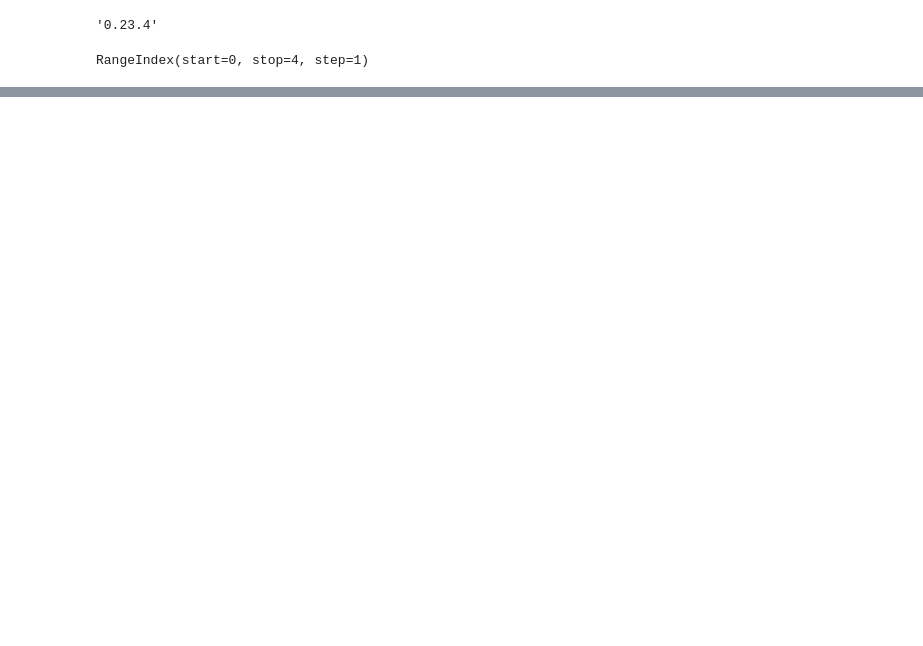
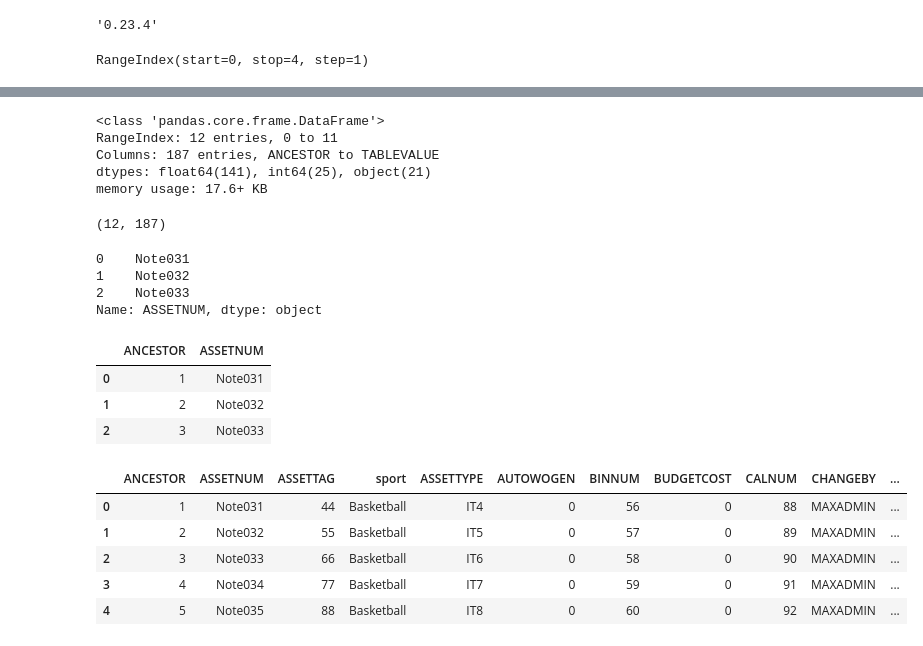
Before and after one commit to c7934597/PythonDataAnalysis, a Jupyter notebook: Pandas Practice.ipynb, the cells around one changed output, grey strips where cells are left out. Drawn from its saved outputs; the diff is of its cells as text; code cells hidden in the pictures; blank space fills up the shorter version.

Commit message:
Pandas Practice
Pandas Practice

```diff
--- a/Pandas Practice.ipynb
+++ b/Pandas Practice.ipynb
@@ -40,0 +112,9 @@ my_obj2['a']
+# %%
+df = pd.read_csv('C:/Users/02445/AssetsImportCompleteSample.csv')
+
+#.head()可以顯示5筆資料（預設是5筆）也可以自訂，只需要在括弧內加上要的數字
+df.head()
+df.head(3)
+
+#要顯示最後五筆資料則可以使用.tail()，和head()一樣
+df.tail()
@@ -40,0 +128,46 @@ my_obj2['a']
+# %%
+#用.info()可以看到該檔案的資訊
+df.info()
+# %% [output]
+<class 'pandas.core.frame.DataFrame'>
+RangeIndex: 12 entries, 0 to 11
+Columns: 187 entries, ANCESTOR to TABLEVALUE
+dtypes: float64(141), int64(25), object(21)
+memory usage: 17.6+ KB
+# %%
+'''
+要如何知道檔案的大小呢？使用shape就會顯示(rows,columns)
+'''
+df.shape
+# %% [output]
+(12, 187)
+# %%
+#選擇一項資料
+
+df['ASSETNUM'][0:3]
+# %% [output]
+0    Note031
+1    Note032
+2    Note033
+Name: ASSETNUM, dtype: object
+# %%
+#選擇多項資料只需要把要選擇的資料用list的資料格式就可以了
+
+df[['ANCESTOR','ASSETNUM']][0:3]
+# %% [output]
+|  | ANCESTOR | ASSETNUM |
+| 0 | 1 | Note031 |
+| 1 | 2 | Note032 |
+| 2 | 3 | Note033 |
+# %%
+#資料新增
+
+df.insert(3,column="sport",value="Basketball")
+df.head()
+# %% [output]
+|  | ANCESTOR | ASSETNUM | ASSETTAG | sport | ASSETTYPE | AUTOWOGEN | BINNUM | BUDGETCOST | CALNUM | CHANGEBY | ... |
+| 0 | 1 | Note031 | 44 | Basketball | IT4 | 0 | 56 | 0 | 88 | MAXADMIN | ... |
+| 1 | 2 | Note032 | 55 | Basketball | IT5 | 0 | 57 | 0 | 89 | MAXADMIN | ... |
+| 2 | 3 | Note033 | 66 | Basketball | IT6 | 0 | 58 | 0 | 90 | MAXADMIN | ... |
+| 3 | 4 | Note034 | 77 | Basketball | IT7 | 0 | 59 | 0 | 91 | MAXADMIN | ... |
+| 4 | 5 | Note035 | 88 | Basketball | IT8 | 0 | 60 | 0 | 92 | MAXADMIN | ... |
```
Also changed, not shown: parts of 9 cells of this notebook, 1 other file.
